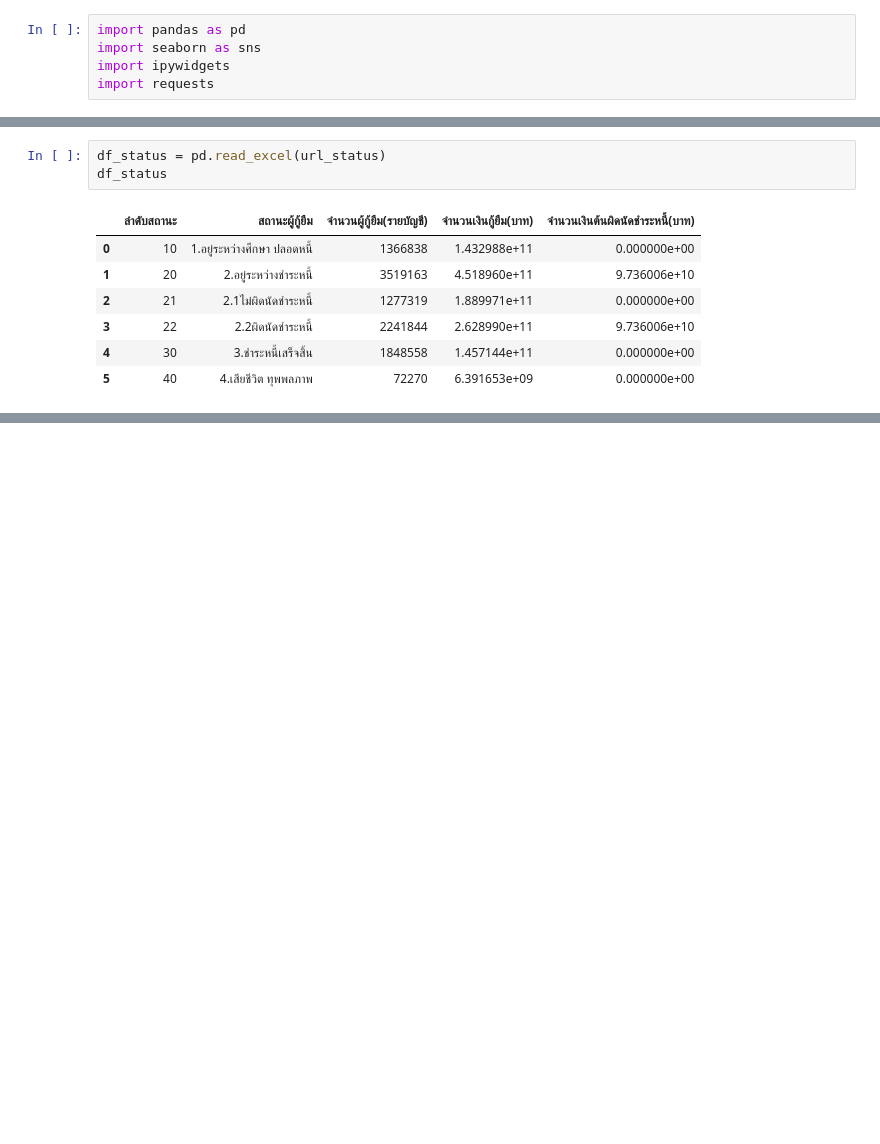
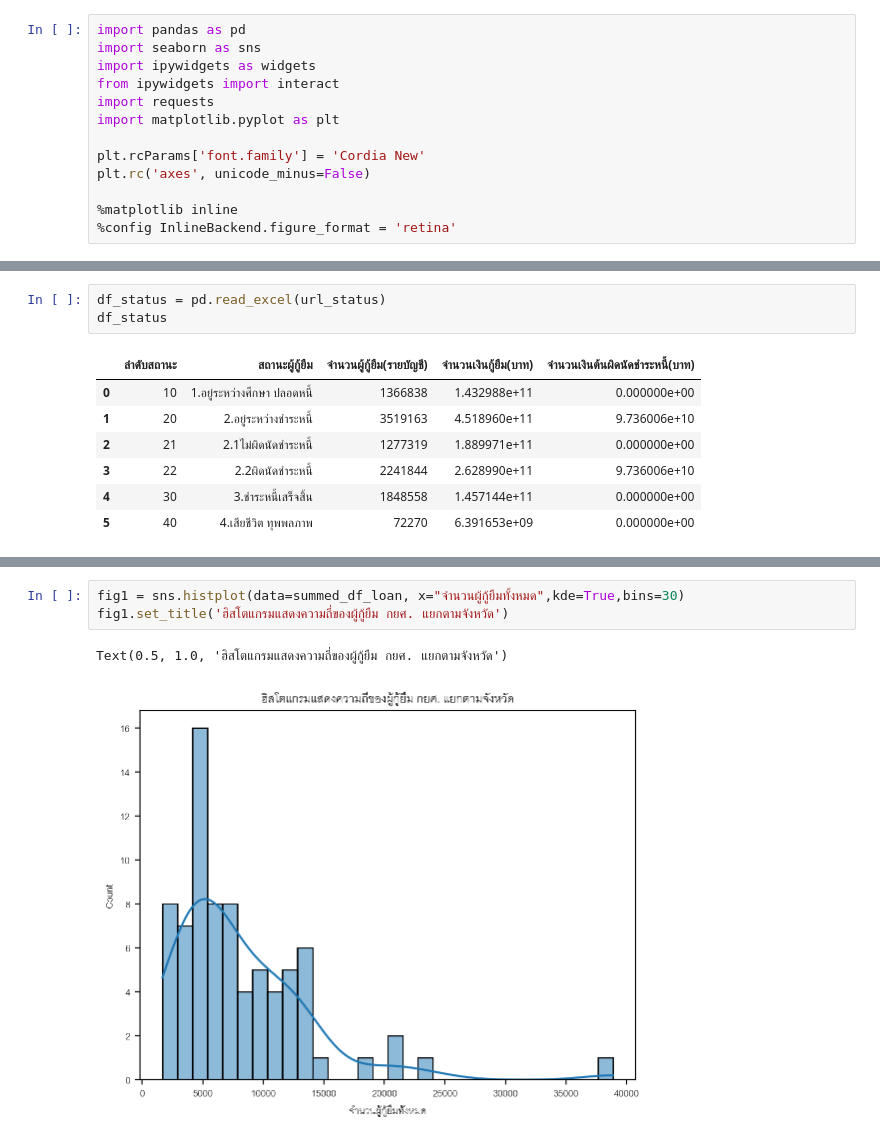
Before and after one commit to purachai-phonwisut/student-loan-analysis, a Jupyter notebook: notebook/owen.ipynb, the cells around one changed output, grey strips where cells are left out. Drawn from its saved outputs; the diff is of its cells as text; blank space fills up the shorter version.

```diff
--- a/notebook/owen.ipynb
+++ b/notebook/owen.ipynb
@@ -1,8 +1,16 @@
 # %%
 import pandas as pd
 import seaborn as sns
-import ipywidgets
+import ipywidgets as widgets
+from ipywidgets import interact
 import requests
+import matplotlib.pyplot as plt
+
+plt.rcParams['font.family'] = 'Cordia New'
+plt.rc('axes', unicode_minus=False)
+
+%matplotlib inline
+%config InlineBackend.figure_format = 'retina'
 # %% [markdown]
 # Data cleaning
 # %%
@@ -166,0 +200,6 @@ df_status
+# %%
+fig1 = sns.histplot(data=summed_df_loan, x="จำนวนผู้กู้ยืมทั้งหมด",kde=True,bins=30)
+fig1.set_title('ฮิสโตแกรมแสดงความถี่ของผู้กู้ยืม กยศ. แยกตามจังหวัด')
+# %% [output]
+Text(0.5, 1.0, 'ฮิสโตแกรมแสดงความถี่ของผู้กู้ยืม กยศ. แยกตามจังหวัด')
+[figure, added]
```
Also changed, not shown: parts of 13 cells of this notebook.
